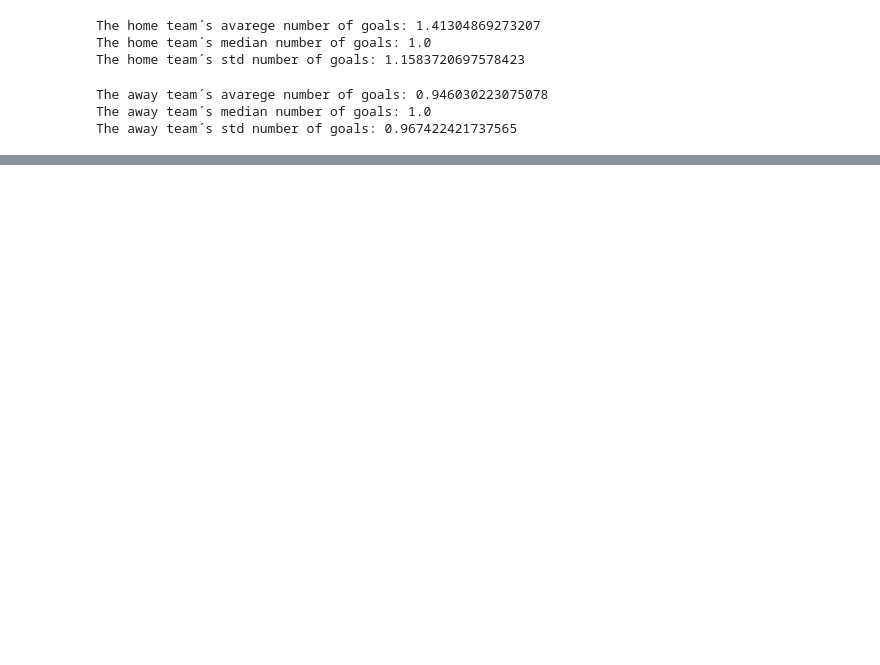
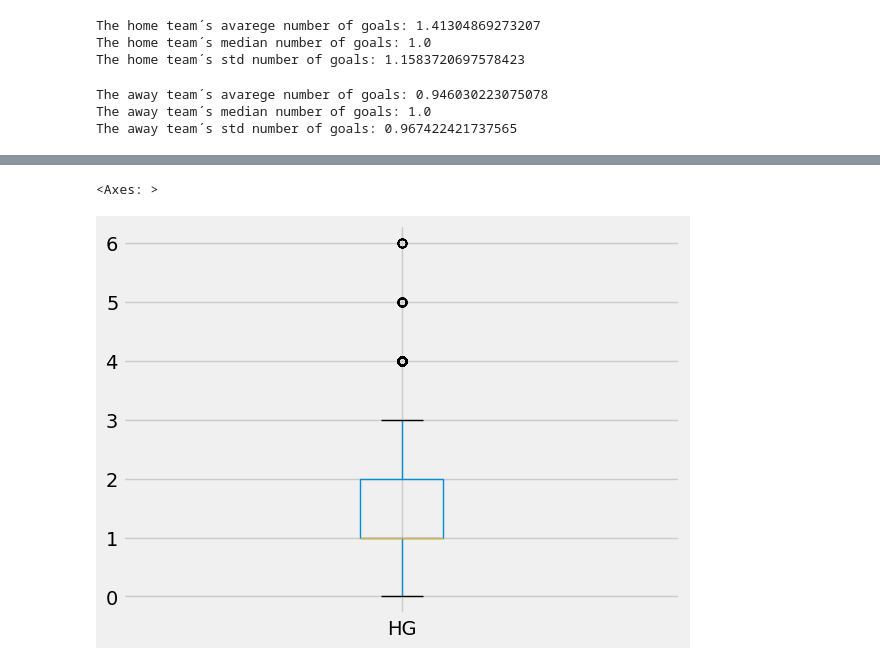
Before and after one commit to pablitohaddad/brazilian-football-data, a Jupyter notebook: Data Analysis whit Brazilian Football datas.ipynb, the cells around one changed output, grey strips where cells are left out. Drawn from its saved outputs; the diff is of its cells as text; code cells hidden in the pictures; blank space fills up the shorter version.

```diff
--- a/Data Analysis whit Brazilian Football datas.ipynb
+++ b/Data Analysis whit Brazilian Football datas.ipynb
@@ -89,0 +131,7 @@ plt.show()
+# %%
+# Outliers HG
+
+data.boxplot(['HG'])
+# %% [output]
+<Axes: >
+[figure, added]
```
Also changed, not shown: parts of 12 cells of this notebook.
